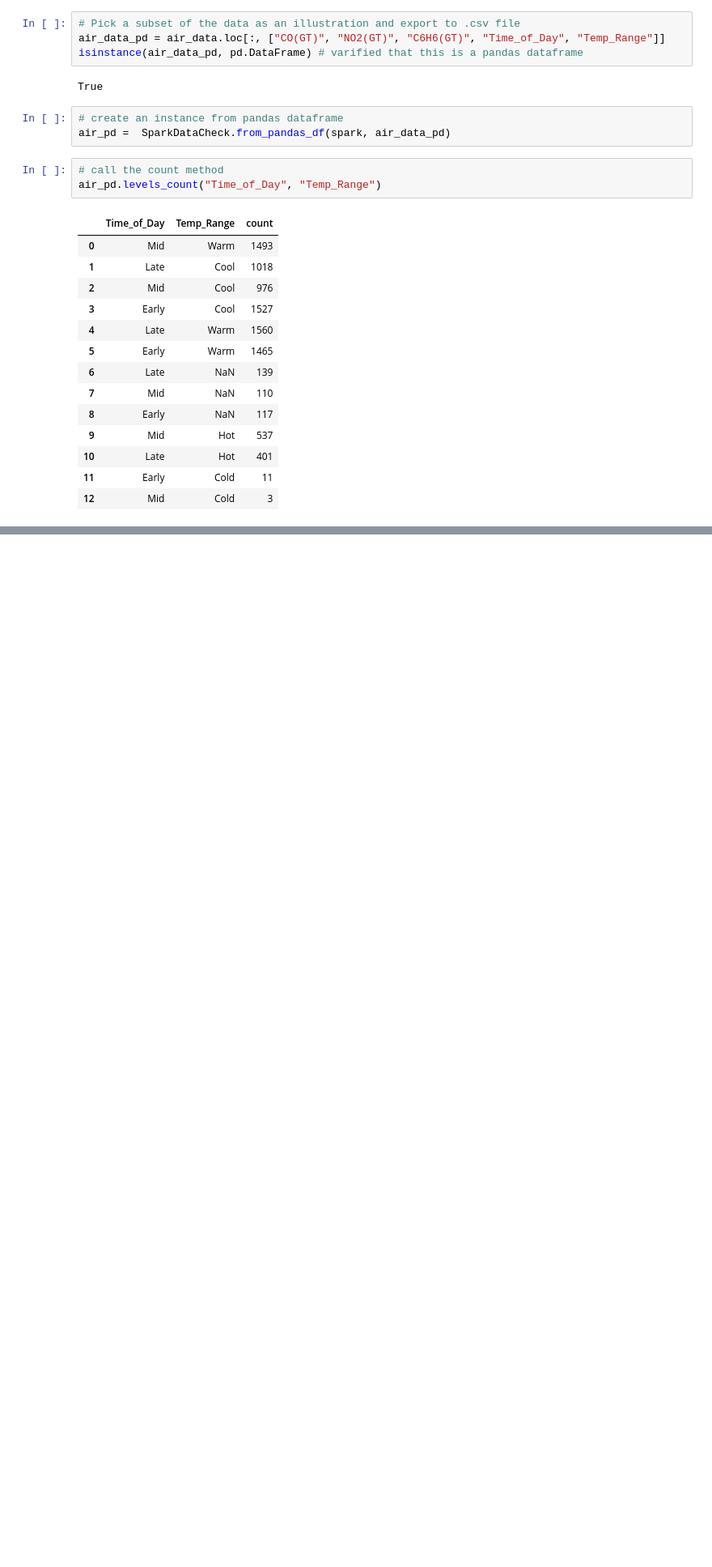
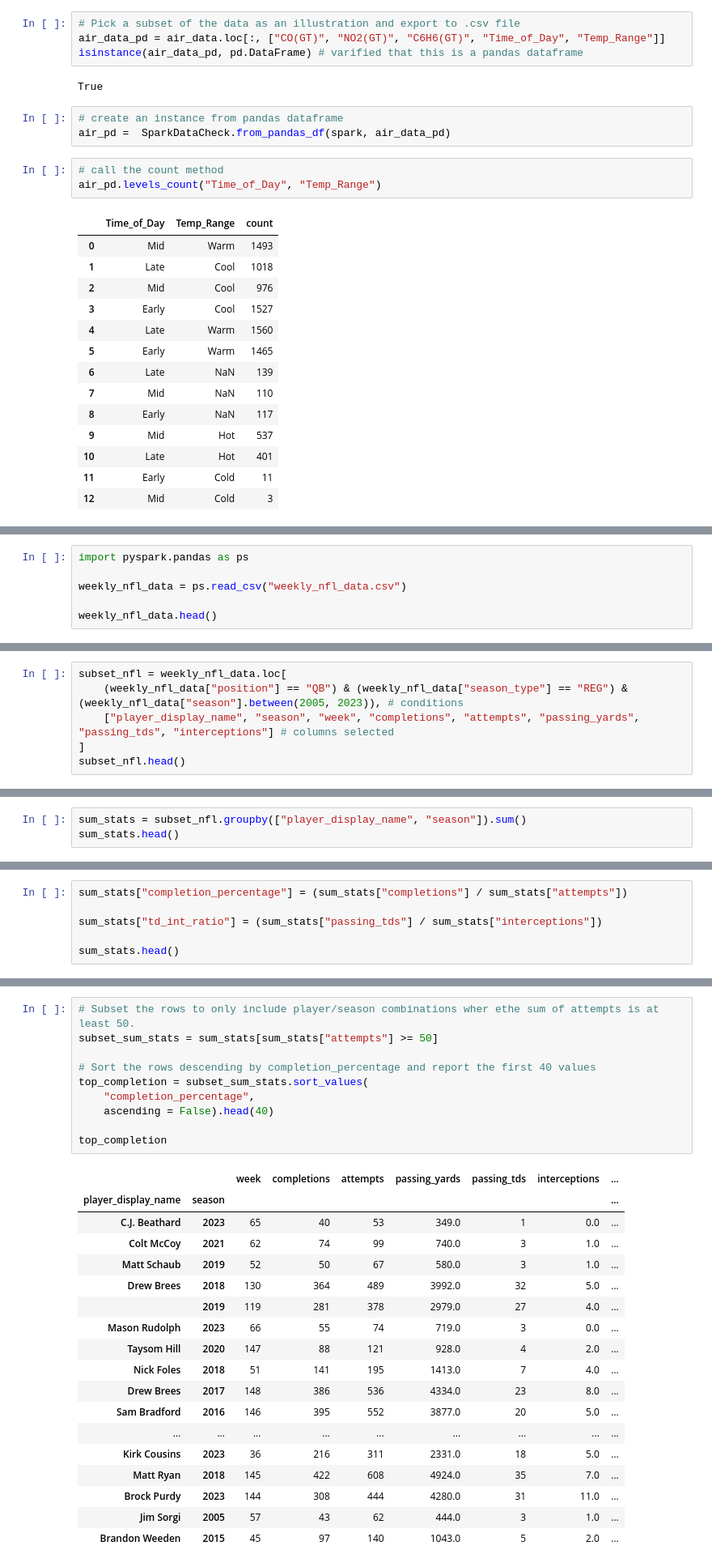
Before and after one commit to franklinzhou-ncsu/new_repo_554, a Jupyter notebook: ST554_Project_2.ipynb, the cells around one changed output, grey strips where cells are left out. Shown at 81% size. Drawn from its saved outputs; the diff is of its cells as text; blank space fills up the shorter version.

```diff
--- a/ST554_Project_2.ipynb
+++ b/ST554_Project_2.ipynb
@@ -261,0 +261,6 @@ air_pd.levels_count("Time_of_Day", "Temp_Range")
+# %%
+import pyspark.pandas as ps
+
+weekly_nfl_data = ps.read_csv("weekly_nfl_data.csv")
+
+weekly_nfl_data.head()
@@ -261,0 +297,6 @@ air_pd.levels_count("Time_of_Day", "Temp_Range")
+# %%
+subset_nfl = weekly_nfl_data.loc[
+    (weekly_nfl_data["position"] == "QB") & (weekly_nfl_data["season_type"] == "REG") & (weekly_nfl_data["season"].between(2005, 2023)), # conditions
+    ["player_display_name", "season", "week", "completions", "attempts", "passing_yards", "passing_tds", "interceptions"] # columns selected
+]
+subset_nfl.head()
@@ -261,0 +314,3 @@ air_pd.levels_count("Time_of_Day", "Temp_Range")
+# %%
+sum_stats = subset_nfl.groupby(["player_display_name", "season"]).sum()
+sum_stats.head()
@@ -261,0 +338,6 @@ air_pd.levels_count("Time_of_Day", "Temp_Range")
+# %%
+sum_stats["completion_percentage"] = (sum_stats["completions"] / sum_stats["attempts"])
+
+sum_stats["td_int_ratio"] = (sum_stats["passing_tds"] / sum_stats["interceptions"])
+
+sum_stats.head()
@@ -261,0 +354,29 @@ air_pd.levels_count("Time_of_Day", "Temp_Range")
+# %%
+# Subset the rows to only include player/season combinations wher ethe sum of attempts is at least 50.
+subset_sum_stats = sum_stats[sum_stats["attempts"] >= 50]
+
+# Sort the rows descending by completion_percentage and report the first 40 values
+top_completion = subset_sum_stats.sort_values(
+    "completion_percentage",
+    ascending = False).head(40)
+
+top_completion
+# %% [output]
+|  |  | week | completions | attempts | passing_yards | passing_tds | interceptions | ... |
+| player_display_name | season |  |  |  |  |  |  | ... |
+| C.J. Beathard | 2023 | 65 | 40 | 53 | 349.0 | 1 | 0.0 | ... |
+| Colt McCoy | 2021 | 62 | 74 | 99 | 740.0 | 3 | 1.0 | ... |
+| Matt Schaub | 2019 | 52 | 50 | 67 | 580.0 | 3 | 1.0 | ... |
+| Drew Brees | 2018 | 130 | 364 | 489 | 3992.0 | 32 | 5.0 | ... |
+|  | 2019 | 119 | 281 | 378 | 2979.0 | 27 | 4.0 | ... |
+| Mason Rudolph | 2023 | 66 | 55 | 74 | 719.0 | 3 | 0.0 | ... |
+| Taysom Hill | 2020 | 147 | 88 | 121 | 928.0 | 4 | 2.0 | ... |
+| Nick Foles | 2018 | 51 | 141 | 195 | 1413.0 | 7 | 4.0 | ... |
+| Drew Brees | 2017 | 148 | 386 | 536 | 4334.0 | 23 | 8.0 | ... |
+| Sam Bradford | 2016 | 146 | 395 | 552 | 3877.0 | 20 | 5.0 | ... |
+| ... | ... | ... | ... | ... | ... | ... | ... | ... |
+| Kirk Cousins | 2023 | 36 | 216 | 311 | 2331.0 | 18 | 5.0 | ... |
+| Matt Ryan | 2018 | 145 | 422 | 608 | 4924.0 | 35 | 7.0 | ... |
+| Brock Purdy | 2023 | 144 | 308 | 444 | 4280.0 | 31 | 11.0 | ... |
+| Jim Sorgi | 2005 | 57 | 43 | 62 | 444.0 | 3 | 1.0 | ... |
+| Brandon Weeden | 2015 | 45 | 97 | 140 | 1043.0 | 5 | 2.0 | ... |
```
Also changed, not shown: parts of 18 cells of this notebook.
